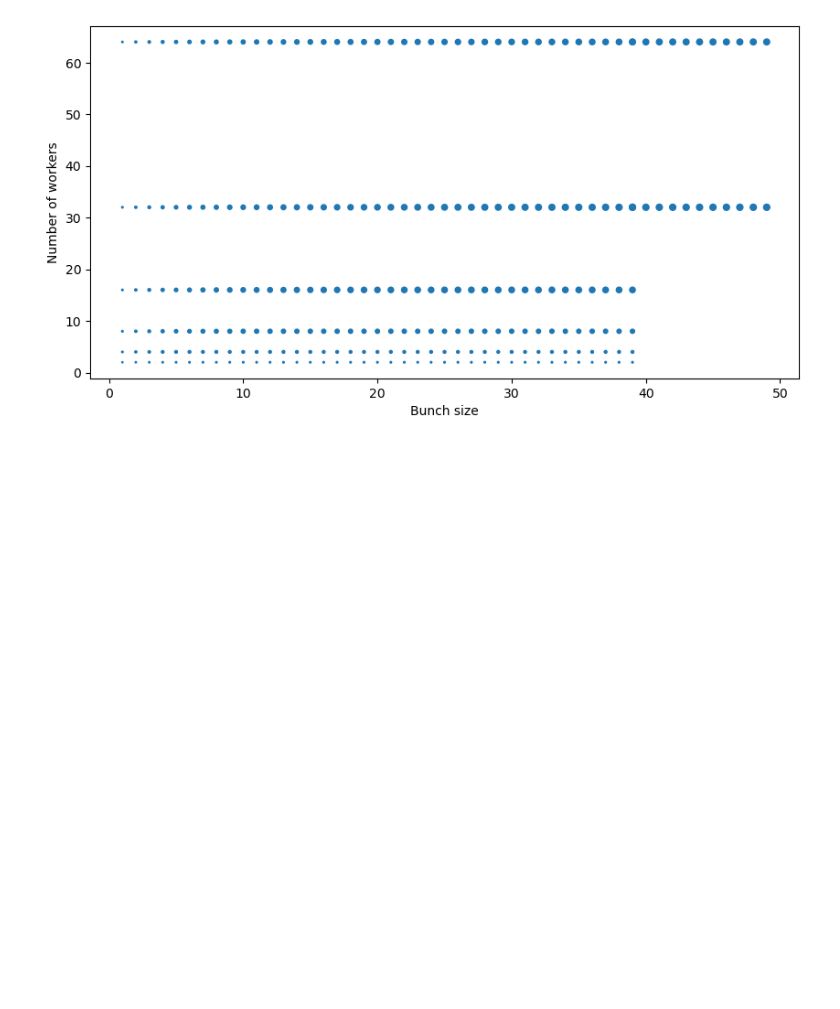
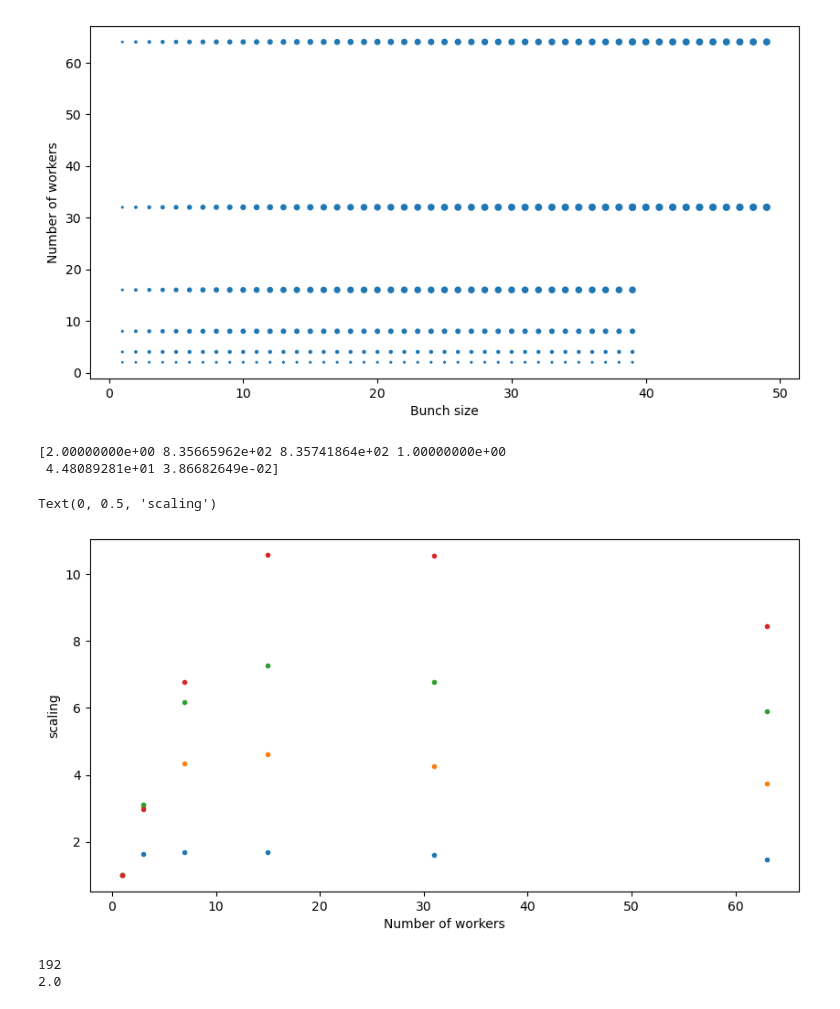
Before and after one commit to 2BeAsh/HPPC_Python_Project, a Jupyter notebook: Code/mpi4py/plots.ipynb, the cells around one changed output. Drawn from its saved outputs; the diff is of its cells as text; code cells hidden in the pictures; blank space fills up the shorter version.

```diff
--- a/Code/mpi4py/plots.ipynb
+++ b/Code/mpi4py/plots.ipynb
@@ -107,3 +183,24 @@ ax.set_xlabel('Bunch size')
 (256,)
 Text(0.5, 0, 'Bunch size')
 [figure]
+# %%
+print(data_5[0,:])
+fig, ax = plt.subplots(figsize=(10,5))
+for bunching in [1, 4, 8, 16]:
+    mask = np.arange(len(data_5))[data_5[:,3] == bunching]
+    ax.plot(data_5[mask,0]-1, data_5[mask[0],2]/data_5[mask,2],'.', label=f'Bunch size {bunching}')
+
+# ax.legend()
+ax.set_xlabel('Number of workers')
+ax.set_ylabel('scaling')
+# %% [output]
+[2.00000000e+00 8.35665962e+02 8.35741864e+02 1.00000000e+00
+ 4.48089281e+01 3.86682649e-02]
+Text(0, 0.5, 'scaling')
+[figure, added]
+# %%
+print(3*64)
+print(np.floor(1.3)+1)
+# %% [output]
+192
+2.0
```
Also changed, not shown: parts of 7 cells of this notebook, 11 other files.
